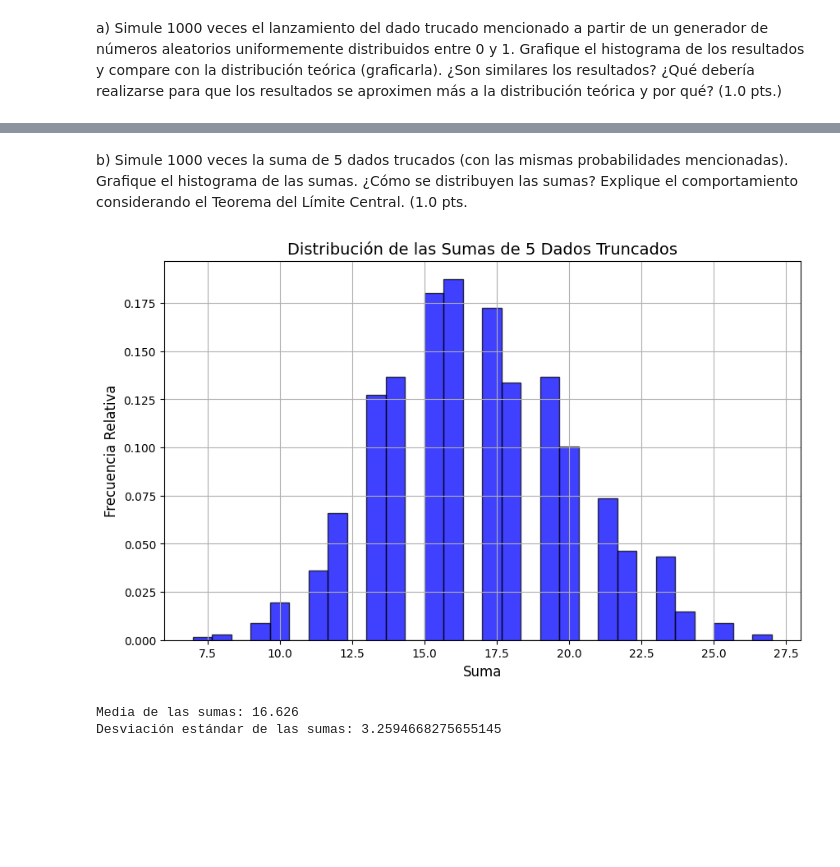
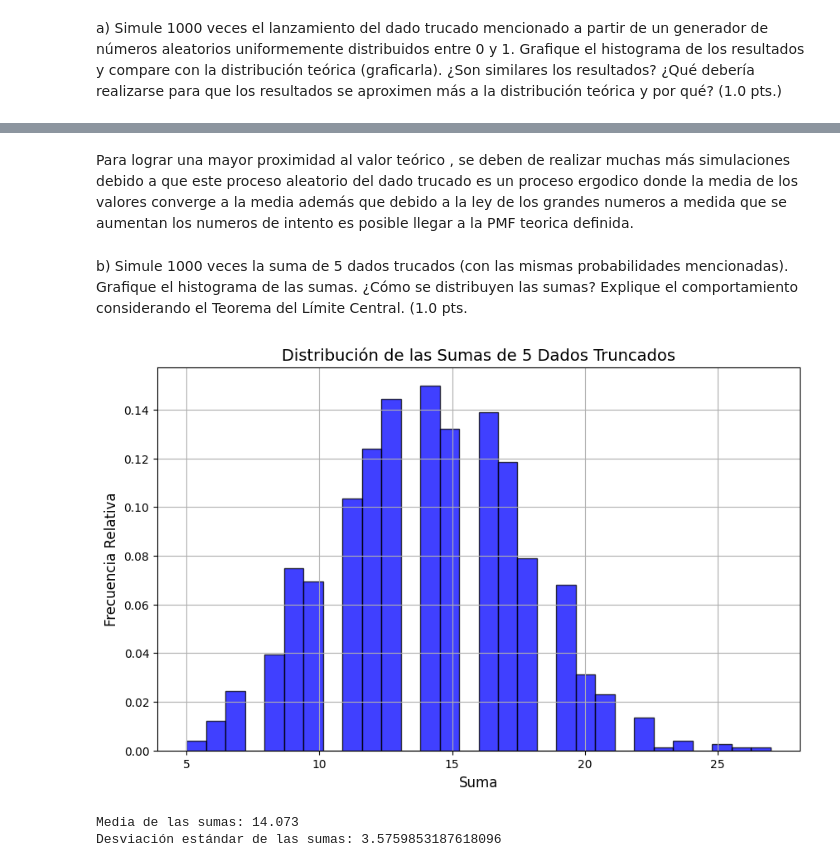
Before and after one commit to ExampleToFollow/PracticasPDS, a Jupyter notebook: Lab5/Lab5_IF_20213704.ipynb, the cells around one changed output, grey strips where cells are left out. Cells and saved outputs as stored; diff of their text form; code cells hidden in the pictures; blank space fills up the shorter version.

```diff
--- a/Lab5/Lab5_IF_20213704.ipynb
+++ b/Lab5/Lab5_IF_20213704.ipynb
@@ -596,3 +566,5 @@ Según el Teorema del Límite Central, la suma de variables aleatorias independi
+# %% [markdown]
+Para lograr una mayor proximidad al valor teórico , se deben de realizar muchas más simulaciones debido a que este proceso aleatorio del dado trucado es un proceso ergodico donde la media de los valores converge a la media además que debido a la ley de los grandes numeros a medida que se aumentan los numeros de intento es posible llegar a la PMF teorica definida.
 # %% [markdown]
 b) Simule 1000 veces la suma de 5 dados trucados (con las mismas probabilidades
 mencionadas). Grafique el histograma de las sumas. ¿Cómo se distribuyen las sumas?
@@ -600,39 +572,27 @@ Explique el comportamiento considerando el Teorema del Límite Central. (1.0 pts
 # %%
 import numpy as np
 import matplotlib.pyplot as plt
-
 # Parámetros del dado truncado
 # Dados truncados con probabilidades diferentes para los valores {1, 2, 3, 4, 5, 6}
 valores = np.array([1, 2, 3, 4, 5, 6])
-probabilidades = np.array([0.1, 0.2, 0.3, 0.2, 0.1, 0.1])  # Probabilidades asignadas
-
+probabilidades = [0.30, 0.20, 0.15, 0.20, 0.05, 0.10]
 # Número de simulaciones
 n_simulaciones = 1000
 n_dados = 5  # Número de dados
-
 # Simular las sumas de los lanzamientos de 5 dados truncados
-suma_dados = np.sum(
-    np.random.choice(valores, size=(n_simulaciones, n_dados), p=probabilidades), axis=1
-)
-
+suma_dados = np.sum(np.random.choice(valores, size=(n_simulaciones, n_dados), p=probabilidades), axis=1)
 # Crear histograma
 plt.figure(figsize=(10, 6))
 plt.hist(suma_dados, bins=30, density=True, alpha=0.75, color='blue', edgecolor='black')
 plt.title("Distribución de las Sumas de 5 Dados Truncados", fontsize=14)
 plt.xlabel("Suma", fontsize=12)
 plt.ylabel("Frecuencia Relativa", fontsize=12)
 plt.grid(True)
-
 # Mostrar la gráfica
 plt.show()
-
-# Calcular la media y desviación estándar de las sumas
-media_sumas = np.mean(suma_dados)
-desviacion_sumas = np.std(suma_dados)
-
-print(f"Media de las sumas: {media_sumas}")
-print(f"Desviación estándar de las sumas: {desviacion_sumas}")
+print(f"Media de las sumas: {np.mean(suma_dados)}")
+print(f"Desviación estándar de las sumas: {np.std(suma_dados)}")
 # %% [output]
-[figure, old version]
+[figure, new version]
-Media de las sumas: 16.626
-Desviación estándar de las sumas: 3.2594668275655145
+Media de las sumas: 14.073
+Desviación estándar de las sumas: 3.5759853187618096
```
Also changed, not shown: parts of 12 cells of this notebook.
